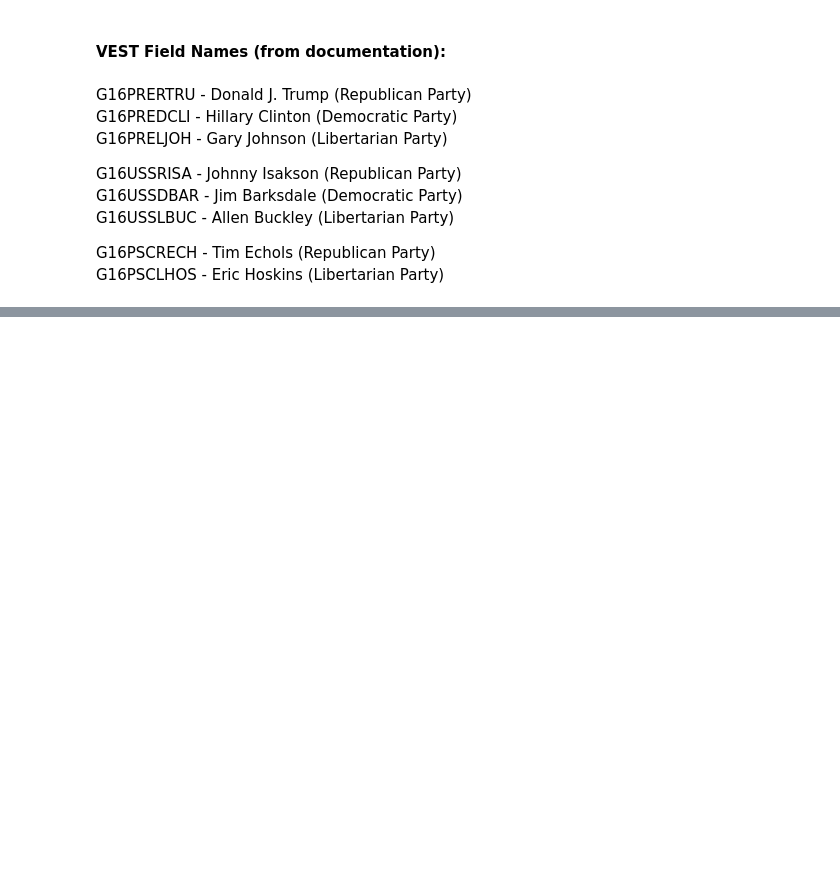
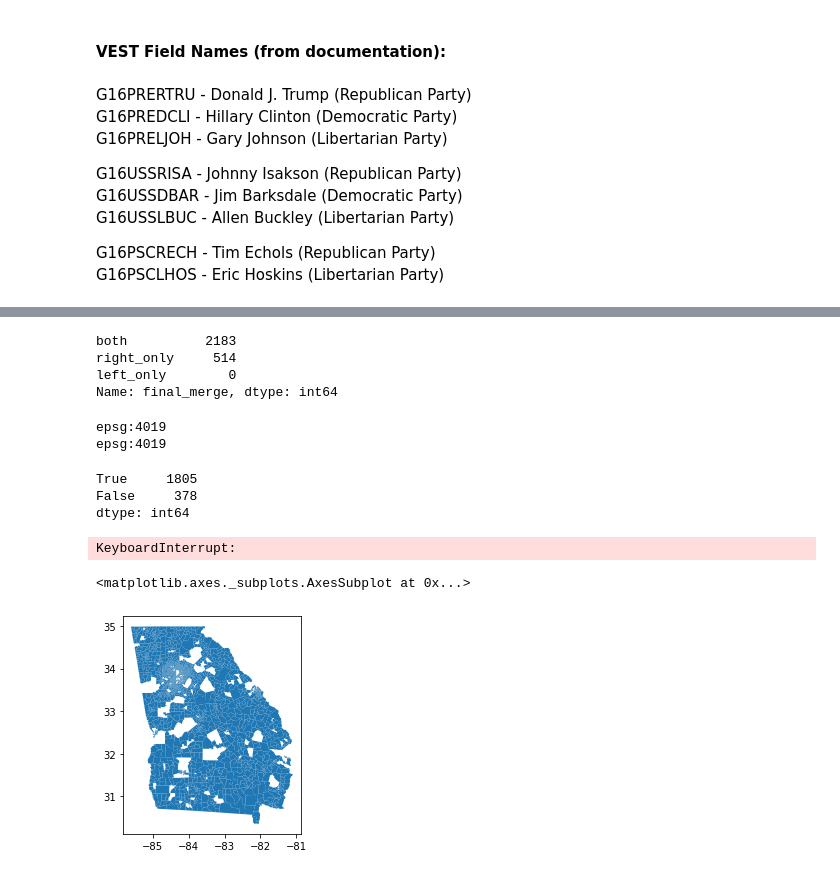
Before and after one commit to nonpartisan-redistricting-datahub/pdv-ga, a Jupyter notebook: vest-ga-2016/VEST_GA_16_replication.ipynb, the cells around one changed output, grey strips where cells are left out. Saved outputs shown, nothing was run; the diff lists cells and outputs as text; code cells hidden in the pictures; blank space fills up the shorter version.

```diff
--- a/vest-ga-2016/VEST_GA_16_replication.ipynb
+++ b/vest-ga-2016/VEST_GA_16_replication.ipynb
@@ -169,0 +336,15 @@ print(precinct_shapes_ga.geom_almost_equals(vest_ga,decimal=4).unique())
+# %%
+election_shapefile = pd.merge(medsl_final,precinct_shapes_ga,on='county_prec',how='outer',indicator=True)
+elections_only = election_shapefile[election_shapefile["_merge"]=="left_only"]['county_prec']
+shapefile_only = election_shapefile[election_shapefile["_merge"]=="right_only"]['county_prec']
+both = election_shapefile[election_shapefile["_merge"]=="both"]
+
+print("There are " + str(elections_only.count()) + " precincts that only appear in the election results")
+print("There are " + str(shapefile_only.count()) + " precincts that only appear in the shapefile")
+print("There are " + str(both['county_prec'].count()) + " precincts that were matched between the two files")
+
+elections_only_export = pd.Series(elections_only)
+elections_only_export.to_csv("./elections_only.csv")
+
+shapefile_only_export = pd.Series(shapefile_only)
+shapefile_only_export.to_csv("./shapefile_only.csv")
@@ -169,0 +386,3 @@ print(precinct_shapes_ga.geom_almost_equals(vest_ga,decimal=4).unique())
+# %%
+print(vest_ga.head())
+vest_ga["county_prec"]=vest_ga["FIPS2"].astype(str).str.zfill(3)+vest_ga["PRECINCT_N"]
@@ -169,0 +407,3 @@ print(precinct_shapes_ga.geom_almost_equals(vest_ga,decimal=4).unique())
+# %%
+validated_1 = pd.merge(both,vest_ga,on='county_prec',how='outer',indicator="final_merge")
+validated_2 = pd.merge(election_shapefile,vest_ga,on='county_prec',how='outer',indicator="final_merge")
@@ -169,0 +430,30 @@ print(precinct_shapes_ga.geom_almost_equals(vest_ga,decimal=4).unique())
+# %%
+print(validated_1["final_merge"].value_counts())
+# %% [output]
+both          2183
+right_only     514
+left_only        0
+Name: final_merge, dtype: int64
+# %%
+source_shapes = gp.GeoDataFrame(validated_1[validated_1["final_merge"]=="both"], geometry='geometry_x')
+vest_shapes = gp.GeoDataFrame(validated_1[validated_1["final_merge"]=="both"], geometry='geometry_y')
+# %% [output]
+epsg:4019
+epsg:4019
+# %%
+print(source_shapes.geom_almost_equals(vest_shapes,decimal=0).value_counts())
+# %% [output]
+True     1805
+False     378
+dtype: int64
+# %%
+#Extremely small difference
+shp_difference = gp.overlay(source_shapes,vest_shapes,how='symmetric_difference')
+shp_difference.plot()
+# %% [output]
+KeyboardInterrupt:
+# %%
+source_shapes.plot()
+# %% [output]
+<matplotlib.axes._subplots.AxesSubplot at 0x...>
+[figure, added]
```
Also changed, not shown: parts of 38 cells of this notebook.
